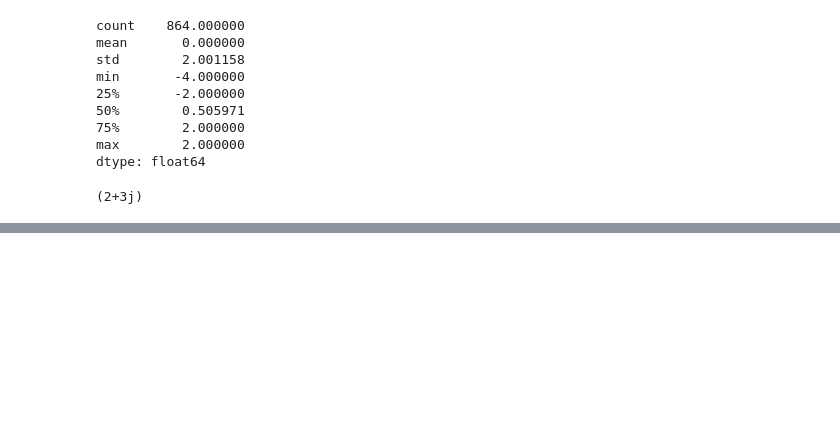
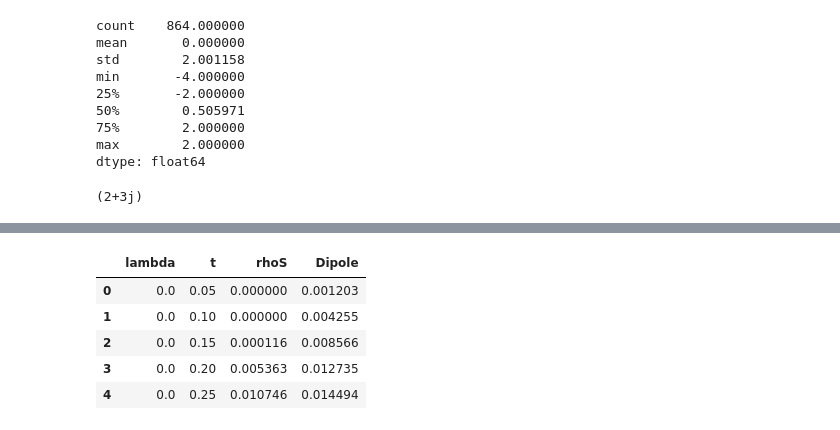
Before and after one commit to Shashi1a/intkagome, a Jupyter notebook: Untitled.ipynb, the cells around one changed output, grey strips where cells are left out. Saved outputs shown, nothing was run; the diff lists cells and outputs as text; code cells hidden in the pictures; blank space fills up the shorter version.

```diff
--- a/Untitled.ipynb
+++ b/Untitled.ipynb
@@ -435,0 +473,9 @@ dtype: float64
+# %%
+data.head()
+# %% [output]
+|  | lambda | t | rhoS | Dipole |
+| 0 | 0.0 | 0.05 | 0.000000 | 0.001203 |
+| 1 | 0.0 | 0.10 | 0.000000 | 0.004255 |
+| 2 | 0.0 | 0.15 | 0.000116 | 0.008566 |
+| 3 | 0.0 | 0.20 | 0.005363 | 0.012735 |
+| 4 | 0.0 | 0.25 | 0.010746 | 0.014494 |
```
Also changed, not shown: parts of 12 cells of this notebook, 2 other files.
